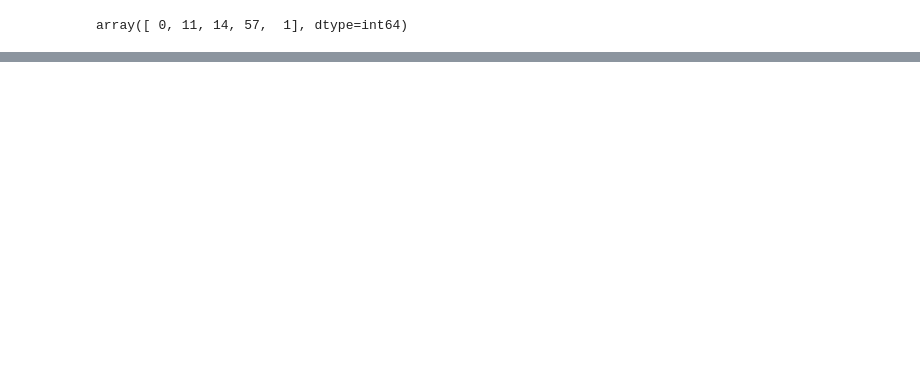
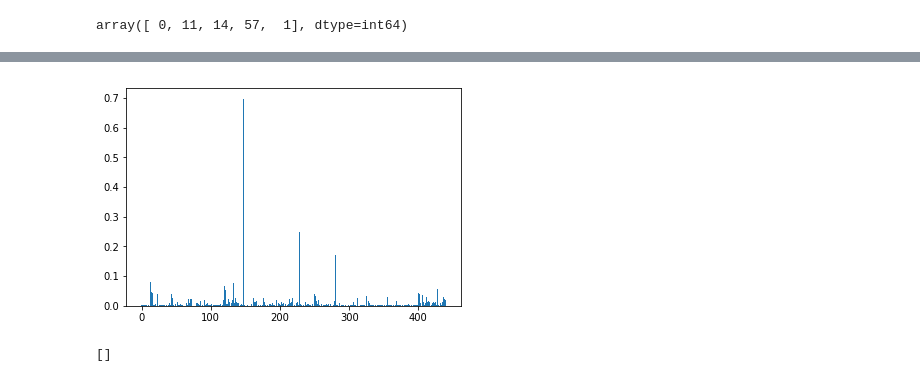
Before and after one commit to Patrisimo/PokeML, a Jupyter notebook: pokemon.ipynb, the cells around one changed output, grey strips where cells are left out. Cells and saved outputs as stored; diff of their text form; code cells hidden in the pictures; blank space fills up the shorter version.

```diff
--- a/pokemon.ipynb
+++ b/pokemon.ipynb
@@ -1016,0 +1123,7 @@ Topic  0
+# %%
+# Now the even better way
+for t,topic in enumerate(confidence_topics):
+    print('Topic ', t)
+    for j in np.argsort(-topic)[:10]:
+        print('\t',wordlist[j],': ', topic[j])
+    print('')
@@ -1016,0 +1173,5 @@ Topic  0
+# %%
+movetopicmat = np.zeros((len(movemat), len(fieldlist) + len(topic_words)))
+movetopicmat[:,:len(fieldlist)] = movemat[:,:len(fieldlist)]
+movetopicmat[:,len(fieldlist):] = doc_topics
+print(movetopicmat.shape)
@@ -1016,0 +1180,16 @@ Topic  0
+# %%
+mtmatmean = np.mean(movetopicmat,axis=0)
+mtmat_c = movetopicmat.copy()
+mtstds = []
+for i in range(1,len(blocks)):
+    mtstds.append(np.std(movemat_c[:,blocks[i-1]:blocks[i]]))
+mtmovevar = np.zeros(mtmatmean.shape)
+i=0
+for j in range(len(fieldlist)):
+    if j == blocks[i+1]:
+        i+=1
+    mtmovevar[j] = mtstds[i]
+mtmovevar[len(fieldlist):] = np.std(mtmat_c[:,len(fieldlist):])
+mtmat_pca = mtmat_c / mtmovevar
+# %%
+mtu,mts,mtvt = np.linalg.svd(mtmat_pca, full_matrices=False)
@@ -1016,0 +1368,5 @@ Topic  0
+# %%
+plt.bar(range(len(mtvt[0])),mtvt[0])
+plt.show()
+# %% [output]
+[figure, added]
@@ -1016,0 +1378,4 @@ Topic  0
+# %%
+[ p for p in vgclist if re.sub(r'[\'-. ]','',p.lower()) not in pokelist]
+# %% [output]
+[]
```
Also changed, not shown: parts of 100 cells of this notebook.
